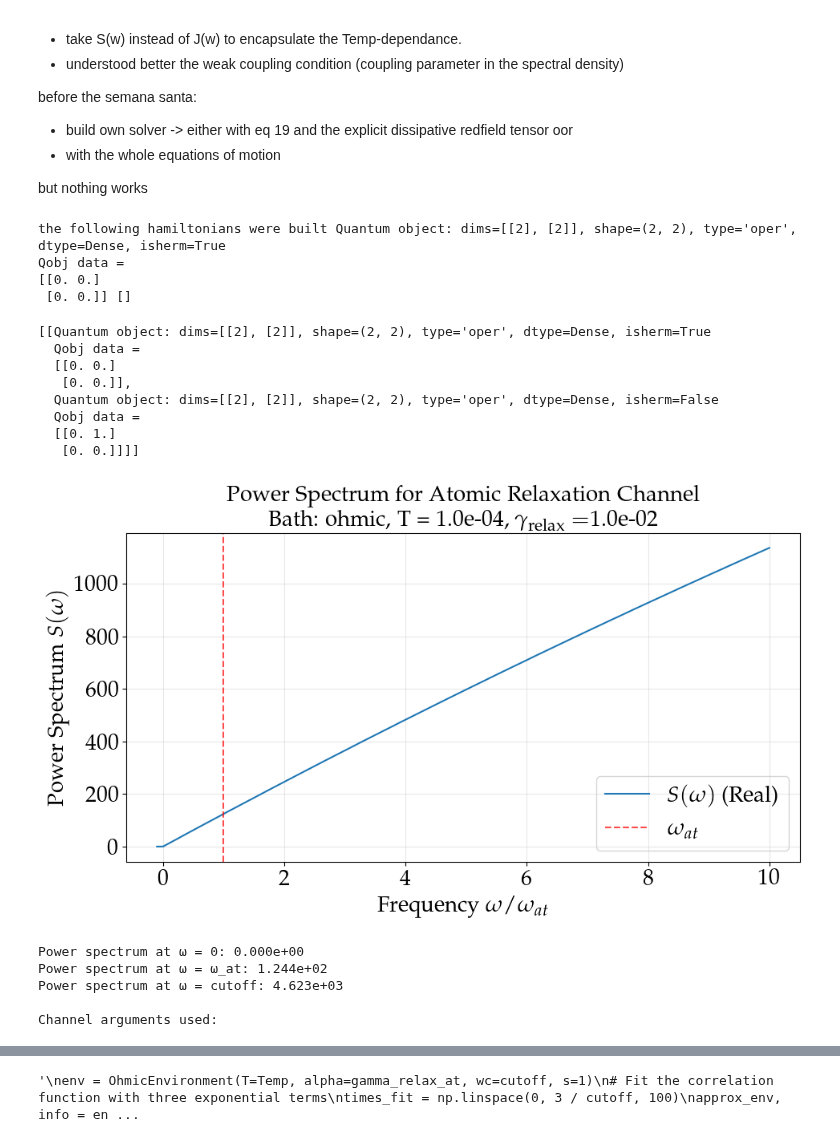
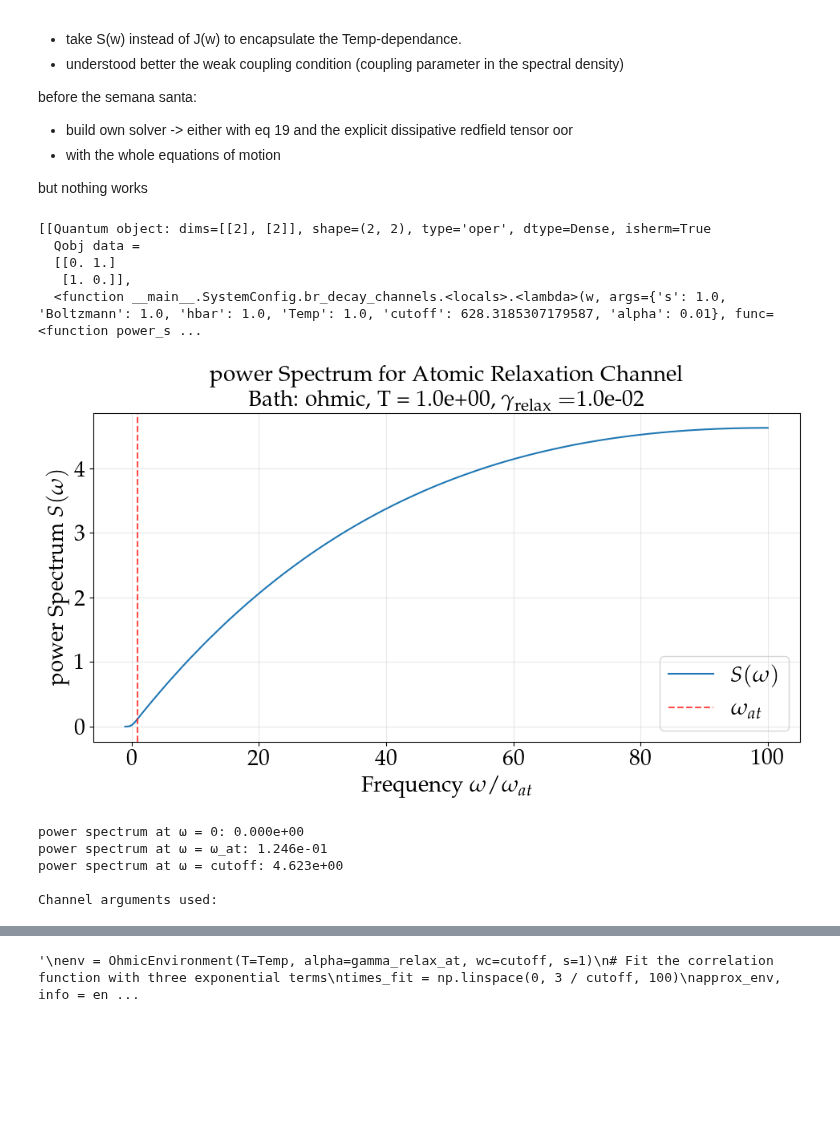
Before and after one commit to LBPhysics/2025_master_thesis_leopold_bodamer, a Jupyter notebook: code/python/notebooks/archive/Qubit_bath_test/Qubit_with_brmesolve.ipynb, the cells around one changed output, grey strips where cells are left out. Saved outputs shown, nothing was run; the diff lists cells and outputs as text; code cells hidden in the pictures; blank space fills up the shorter version.

```diff
--- a/code/python/notebooks/archive/Qubit_bath_test/Qubit_with_brmesolve.ipynb
+++ b/code/python/notebooks/archive/Qubit_bath_test/Qubit_with_brmesolve.ipynb
@@ -314,6 +312,8 @@ class SystemConfig:
             return power_spectrum_func_ohmic
         elif self.bath == "paper":
             return power_spectrum_func_paper
+        elif self.bath == "DL":
+            return power_spectrum_func_drude_lorentz
         else:
             raise ValueError("No valid decay channels specified for power spectrum function")
 
@@ -338,28 +338,23 @@ class SystemConfig:
             # print("the current channel is", channel)
             if channel == "Deph_at":
                 channel_args.update({'alpha': self.gamma_deph_at})
-                # Create a proper closure that captures the values, not references
-                def power_spectrum_deph_at(w, args=channel_args, func=power_func):
-                    return func(w, args)
-                a_ops_.append([all_ops.get_operator('N_at'), power_spectrum_deph_at])
+                a_ops_.append([all_ops.get_operator('N_at'),
+
+                               #lambda w, args=channel_args, func=power_func: func(w, args)
+                               ])
 
             if channel == "Relax_at":
-                channel_args.update({'alpha': self.gamma_relax_at * 1000})
-                def current_P_fct(w, args=channel_args, func=power_func):
-                    return func(w, args)
-                a_ops_.append([all_ops.get_operator('SM') + all_ops.get_operator('SM').dag(), current_P_fct])
+                SM_op = all_ops.get_operator('SM')
+                channel_args.update({'alpha': self.gamma_relax_at})
+                a_ops_.append([SM_op + SM_op.dag(), lambda w, args=channel_args, func=power_func: func(w, args)])
 
             if channel == "Deph_cav":
                 channel_args.update({'alpha': self.gamma_deph_cav})
-                def power_spectrum_deph_cav(w, args=channel_args, func=power_func):
-                    return func(w, args)
-                a_ops_.append([all_ops.get_operator('N_cav'), power_spectrum_deph_cav])
+                a_ops_.append([all_ops.get_operator('N_cav'), lambda w, args=channel_args, func=power_func: func(w, args)])
 
             if channel == "Relax_cav":
                 channel_args.update({'alpha': self.gamma_relax_cav})
-                def power_spectrum_relax_cav(w, args=channel_args, func=power_func):
-                    return func(w, args)
-                a_ops_.append([all_ops.get_operator('A') + all_ops.get_operator('A').dag(), power_spectrum_relax_cav])
+                a_ops_.append([all_ops.get_operator('A') + all_ops.get_operator('A').dag(), lambda w, args=channel_args, func=power_func: func(w, args)])
 
             if channel not in ["", "Deph_at", "Relax_at", "Deph_cav", "Relax_cav"]:
                 raise ValueError(f"Unknown decay channel: {channel}")
@@ -379,8 +374,9 @@ class SystemConfig:
             if channel == "Deph_at":
                 c_ops_.append(all_ops.get_operator('N_at') * np.sqrt(self.gamma_deph_at * (2 * n_th_at + 1)))  # Collapse operator for dephasing
             if channel == "Relax_at":
-                c_ops_.append([all_ops.get_operator('SM').dag() * np.sqrt(self.gamma_relax_at * n_th_at),       # Collapse operator for thermal excitation
-                              all_ops.get_operator('SM') * np.sqrt(self.gamma_relax_at * (n_th_at) + 1)]  # Collapse operator for spontaneous and thermal relaxation
+                SM_op = all_ops.get_operator('SM')
+                c_ops_.append([SM_op.dag() * np.sqrt(self.gamma_relax_at * n_th_at),    # Collapse operator for thermal excitation
+                              SM_op * np.sqrt(self.gamma_relax_at * (n_th_at) + 1)]     # Collapse operator for spontaneous and thermal relaxation
                                 )
             if channel == "Deph_cav":
                 c_ops_.append(all_ops.get_operator('N_cav') * np.sqrt(self.gamma_deph_cav * (2 * n_th_cav + 1)))  # Collapse operator for dephasing
@@ -568,7 +564,7 @@ class HamiltonianBuilder:
 
         # Atom-classical field interaction
         if self.config.g_at != 0 and self.config.N_at != 0:
-            print("Building atom-laser interaction terms", flush=True)
+
             H_terms.extend(self._atom_laser_interaction())
 
         # Cavity-classical field interaction
@@ -672,10 +668,10 @@ def create_system(config_updates: dict = None) -> Tuple[SystemConfig, OperatorFa
     builder = HamiltonianBuilder(config, operators)
     H_free = builder.build_free_hamiltonian()
     H_interactions = builder.build_interaction_terms()
-    print("the following hamiltonians were built", H_free, H_interactions)
+    # print("the following hamiltonians were built", H_free, H_interactions)
     if H_interactions:
         hamiltonian = QobjEvo([H_free] + H_interactions)
-        print(hamiltonian)
+
     else:
         hamiltonian = H_free
 
@@ -686,7 +682,7 @@ def create_system(config_updates: dict = None) -> Tuple[SystemConfig, OperatorFa
 # =============================
 # Create system with custom parameters
 custom_config = {
-    'Temp': 1e-4,
+    'Temp': 1e0,
 
     'N_at': 2,
     'N_cav': 0,
@@ -694,6 +690,7 @@ custom_config = {
     'omega_L_at_factor': 1.0,  # Laser frequency for atom
     'g_at_factor': 0,
     'gamma_relax_at': 1e-2,
+    'cutoff_factor': 1e2,
 #    'gamma_deph_at': 1e3,
 #    'g_at_cav_factor': 0.1,
 #    'RWA_at_cav_factor': True,
@@ -704,7 +701,7 @@ custom_config = {
     'decay_channels': ("Relax_at",),
     'observable_strs': ("n_at",),
 
-    'bath': "DL",  # or "paper" for the paper spectral density
+    'bath': "ohmic",  # or "paper" for the paper spectral density
 }
 config, ops, H_total = create_system(custom_config)
 #print(H_total)
@@ -713,20 +710,13 @@ psi_ini = ops.get_initial_state()
 SX_op = ops.get_operator('SX')
 SZ_op = ops.get_operator('SZ')
 A_op = ops.get_operator('A')
-config.me_decay_channels
+config.br_decay_channels# , config.me_decay_channels
 # %% [output]
-the following hamiltonians were built Quantum object: dims=[[2], [2]], shape=(2, 2), type='oper', dtype=Dense, isherm=True
-Qobj data =
-[[0. 0.]
- [0. 0.]] []
+[[Quantum object: dims=[[2], [2]], shape=(2, 2), type='oper', dtype=Dense, isherm=True
+  Qobj data =
+  [[0. 1.]
+   [1. 0.]],
+  <function __main__.SystemConfig.br_decay_channels.<locals>.<lambda>(w, args={'s': 1.0, 'Boltzmann': 1.0, 'hbar': 1.0, 'Temp': 1.0, 'cutoff': 628.3185307179587, 'alpha': 0.01}, func=<function power_s ...
-[[Quantum object: dims=[[2], [2]], shape=(2, 2), type='oper', dtype=Dense, isherm=True
-  Qobj data =
-  [[0. 0.]
-   [0. 0.]],
-  Quantum object: dims=[[2], [2]], shape=(2, 2), type='oper', dtype=Dense, isherm=False
-  Qobj data =
-  [[0. 1.]
-   [0. 0.]]]]
 # %%
 # =============================
 # VISUALIZE POWER SPECTRUM FUNCTION
@@ -736,7 +726,7 @@ Qobj data =
 current_P_fct = config.br_decay_channels[0][1]  # This is the power spectrum function for the first decay channel
 
 ### Create frequency range for visualization
-w_max = 0.1 * config.cutoff  # Maximum frequency
+w_max = 1 * config.cutoff  # Maximum frequency
 w_range = np.linspace(-0.01*w_max, w_max, 1000)
 
 ### Calculate power spectrum values
@@ -747,39 +737,39 @@ power_values = np.array(power_values)
 plt.figure(figsize=(10, 6))
 
 ### Plot the power spectrum
-plt.plot(w_range / config.omega_at, np.real(power_values),
-         label=r'$S(\omega)$ (Real)', linestyle='solid', color='C0')
+plt.plot(w_range / config.omega_at, power_values,
+         label=r'$S(\omega)$', linestyle='solid', color='C0')
 
 if np.any(np.imag(power_values) != 0):
     plt.plot(w_range / config.omega_at, np.imag(power_values),
              label=r'$S(\omega)$ (Imag)', linestyle='dashed', color='C1')
 
 ### Add vertical lines at characteristic frequencies
 plt.axvline(x=1, color='red', linestyle='--', alpha=0.7, label=r'$\omega_{at}$')
 #plt.axvline(x=config.cutoff/config.omega_at, color='green', linestyle='--', alpha=0.7,
 #           label=r'Cutoff ($\omega_c = $' + f'{config.cutoff_factor:.1f}' + r'$\omega_{at}$)')
 
 ### Formatting
 plt.xlabel(r'Frequency $\omega / \omega_{at}$')
 plt.ylabel(r'power Spectrum $S(\omega)$')
 plt.title('power Spectrum for Atomic Relaxation Channel\n' +
           f'Bath: {config.bath}, T = {config.Temp:.1e}, ' +
           r'$\gamma_{\mathrm{relax}} = $' + f'{config.gamma_relax_at:.1e}')
 plt.legend()
 plt.grid(True, alpha=0.3)
 plt.tight_layout()
 plt.show()
 
 ### Print some key values
 print(f"power spectrum at ω = 0: {current_P_fct(0):.3e}")
 print(f"power spectrum at ω = ω_at: {current_P_fct(config.omega_at):.3e}")
 print(f"power spectrum at ω = cutoff: {current_P_fct(config.cutoff):.3e}")
 print(f"\nChannel arguments used:")
 # %% [output]
-[figure, old version]
+[figure, new version]
-Power spectrum at ω = 0: 0.000e+00
-Power spectrum at ω = ω_at: 1.244e+02
-Power spectrum at ω = cutoff: 4.623e+03
+power spectrum at ω = 0: 0.000e+00
+power spectrum at ω = ω_at: 1.246e-01
+power spectrum at ω = cutoff: 4.623e+00
 
 Channel arguments used:
 # %%
```
Also changed, not shown: parts of 3 cells of this notebook, 2 other files.
